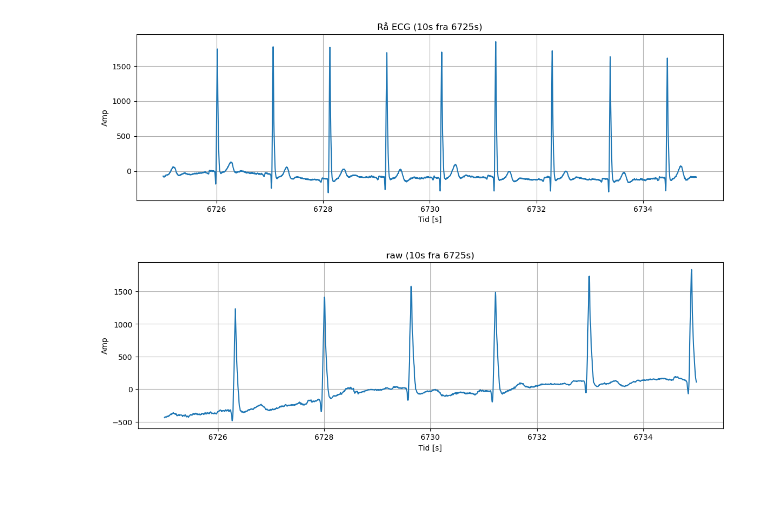
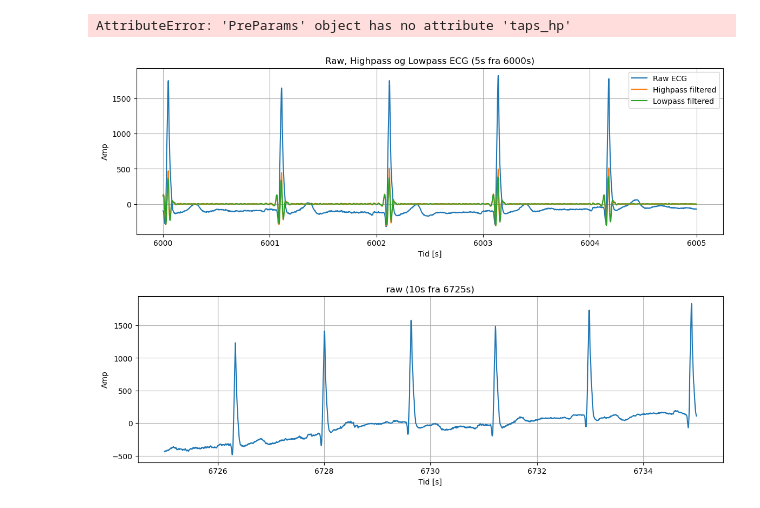
Before and after one commit to AU668208/Epilepsy_MasterThesis, a Jupyter notebook: Notebook-Preprocessing.ipynb, the cells around one changed output. Drawn from its saved outputs; the diff is of its cells as text; code cells hidden in the pictures.

```diff
--- a/Notebook-Preprocessing.ipynb
+++ b/Notebook-Preprocessing.ipynb
@@ -32,14 +39,46 @@ TypeError: tuple indices must be integers or slices, not str
+# %%
+stages = prefilter_pipeline(x, fs, P)
+# %% [output]
+AttributeError: 'PreParams' object has no attribute 'taps_hp'
+# %%
+from scipy.signal import filtfilt
+
+# Remove start and end seconds from raw signal using samplerate
+drop_start = int(P.drop_start_s * fs)
+drop_end = int(P.drop_end_s * fs)
+x_raw = x[drop_start:len(x)-drop_end]
+fs_raw = fs
+
+# Design equi-ripple FIR filters
+# bhp = equi_ripple_highpass_fir(fs, P.hp_pass_hz, P.hp_stop_hz)
+# blp = equi_ripple_lowpass_fir(fs, P.lp_pass_hz, P.lp_stop_hz)
+
+# 512 Hz, high-pass Equiripple filter
+b_hp = equi_ripple_highpass_fir(fs, P.hp_pass_hz, P.hp_stop_hz)
+b_lp = equi_ripple_lowpass_fir(fs, P.lp_pass_hz, P.lp_stop_hz)
+
+# Apply highpass then lowpass
+x_hp = filtfilt(b_hp, [1.0], x_raw)
+x_lp = filtfilt(b_lp, [1.0], x_hp)
 # %%
-sec = 10; start_s = 6725
-i0 = int(start_s*fs_raw); i1 = i0 + int(sec*fs_raw)
-t = np.arange(len(x_raw))/fs_raw
+sec = 5
+start_s = 6000
+i0 = int(start_s * fs)
+i1 = i0 + int(sec * fs)
+t = np.arange(len(x_raw)) / fs
 
 fig, ax = plt.subplots()
-ax.plot(t[i0:i1], x_raw[i0:i1])
-ax.set_title(f"Rå ECG ({sec}s fra {start_s}s)")
-ax.set_xlabel("Tid [s]"); ax.set_ylabel("Amp"); ax.grid(True)
+ax.plot(t[i0:i1], x_raw[i0:i1], label="Raw ECG")
+ax.plot(t[i0:i1], x_hp[i0:i1], label="Highpass filtered")
+ax.plot(t[i0:i1], x_lp[i0:i1], label="Lowpass filtered")
+ax.set_title(f"Raw, Highpass og Lowpass ECG ({sec}s fra {start_s}s)")
+ax.set_xlabel("Tid [s]")
+ax.set_ylabel("Amp")
+ax.grid(True)
+ax.legend()
+plt.show()
 # %% [output]
-[figure, old version]
+[figure, new version]
 # %%
 stages = prefilter_pipeline(x_raw, fs_raw, P)
 fs = float(stages["_fs"][0])
```
Also changed, not shown: parts of 4 cells of this notebook, 2 other files.
